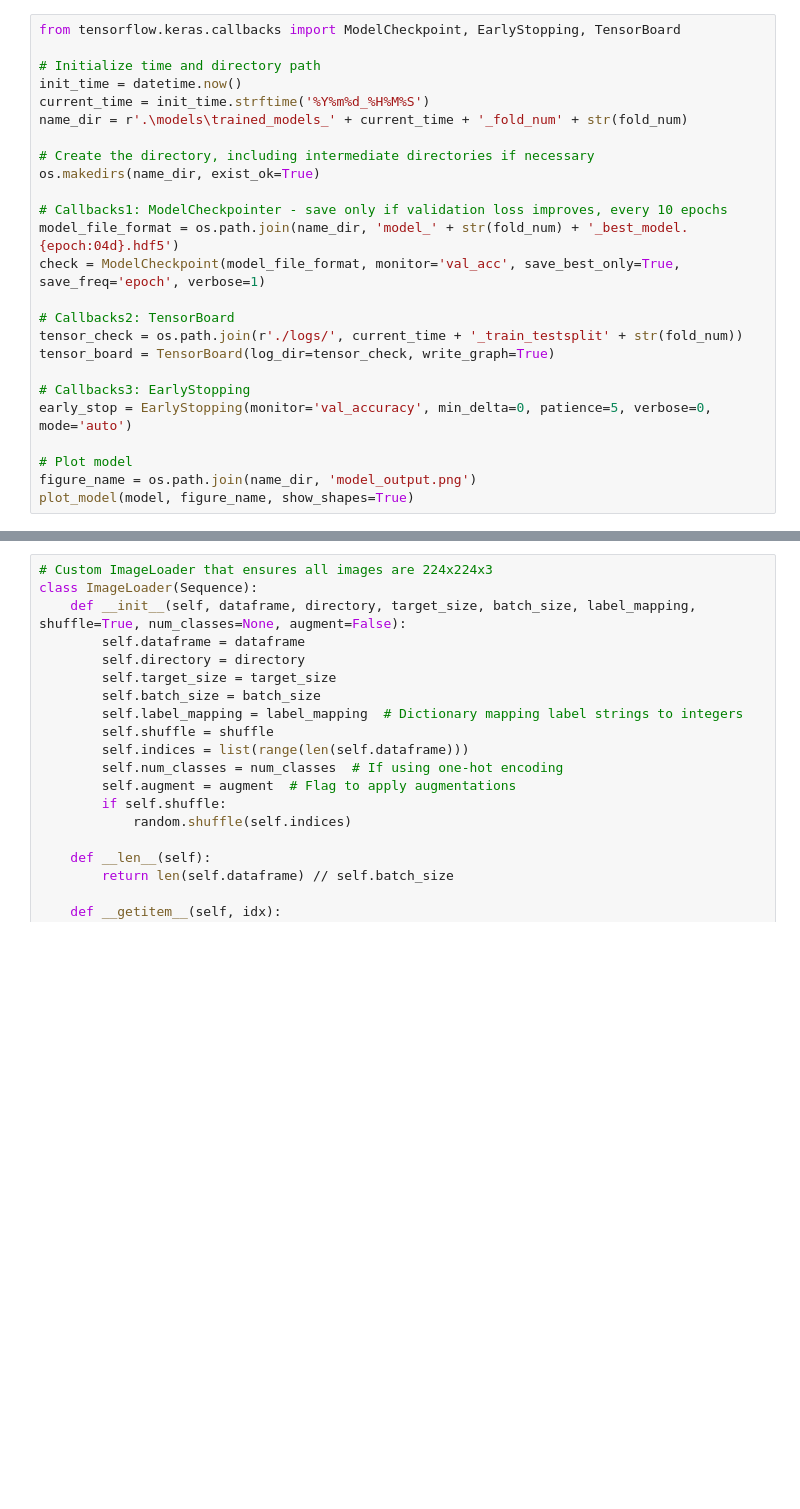
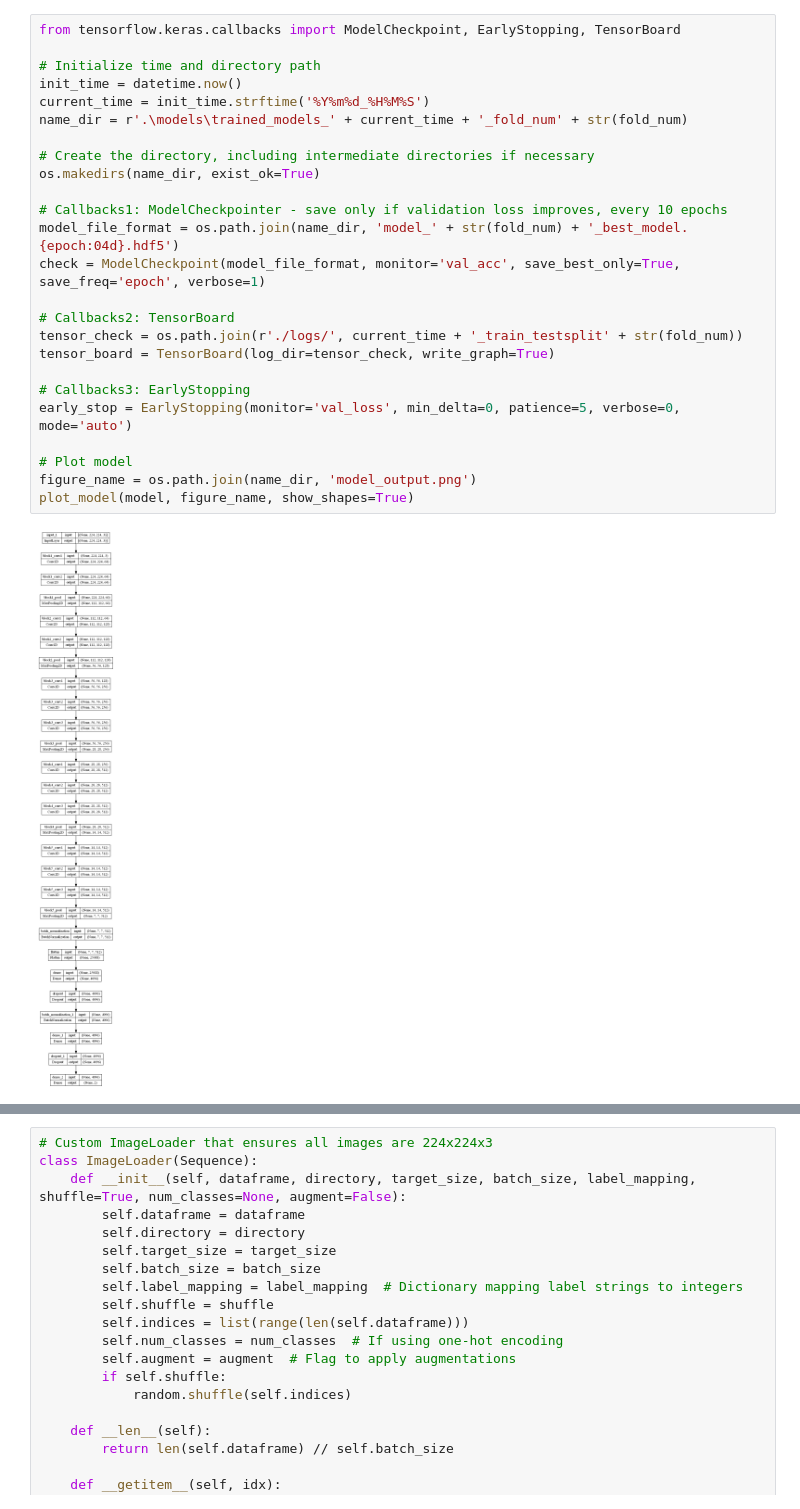
Before and after one commit to DavidN0809/Applied-AI, a Jupyter notebook: hw1/hw1-given.ipynb, the cells around one changed output, grey strips where cells are left out. Drawn from its saved outputs; the diff is of its cells as text; blank space fills up the shorter version.

Commit message:
added earlystop to second run

```diff
--- a/hw1/hw1-given.ipynb
+++ b/hw1/hw1-given.ipynb
@@ -166,28 +219,30 @@ model.summary()
 # %%
 from tensorflow.keras.callbacks import ModelCheckpoint, EarlyStopping, TensorBoard
 
 # Initialize time and directory path
 init_time = datetime.now()
 current_time = init_time.strftime('%Y%m%d_%H%M%S')
 name_dir = r'.\models\trained_models_' + current_time + '_fold_num' + str(fold_num)
 
 # Create the directory, including intermediate directories if necessary
 os.makedirs(name_dir, exist_ok=True)
 
 # Callbacks1: ModelCheckpointer - save only if validation loss improves, every 10 epochs
 model_file_format = os.path.join(name_dir, 'model_' + str(fold_num) + '_best_model.{epoch:04d}.hdf5')
 check = ModelCheckpoint(model_file_format, monitor='val_acc', save_best_only=True, save_freq='epoch', verbose=1)
 
 # Callbacks2: TensorBoard
 tensor_check = os.path.join(r'./logs/', current_time + '_train_testsplit' + str(fold_num))
 tensor_board = TensorBoard(log_dir=tensor_check, write_graph=True)
 
 # Callbacks3: EarlyStopping
-early_stop = EarlyStopping(monitor='val_accuracy', min_delta=0, patience=5, verbose=0, mode='auto')
+early_stop = EarlyStopping(monitor='val_loss', min_delta=0, patience=5, verbose=0, mode='auto')
 
 # Plot model
 figure_name = os.path.join(name_dir, 'model_output.png')
 plot_model(model, figure_name, show_shapes=True)
+# %% [output]
+[figure, added]
 # %%
 from tensorflow.keras.optimizers import Adam
 from tensorflow.keras.callbacks import ReduceLROnPlateau
```
Also changed, not shown: parts of 8 cells of this notebook.
